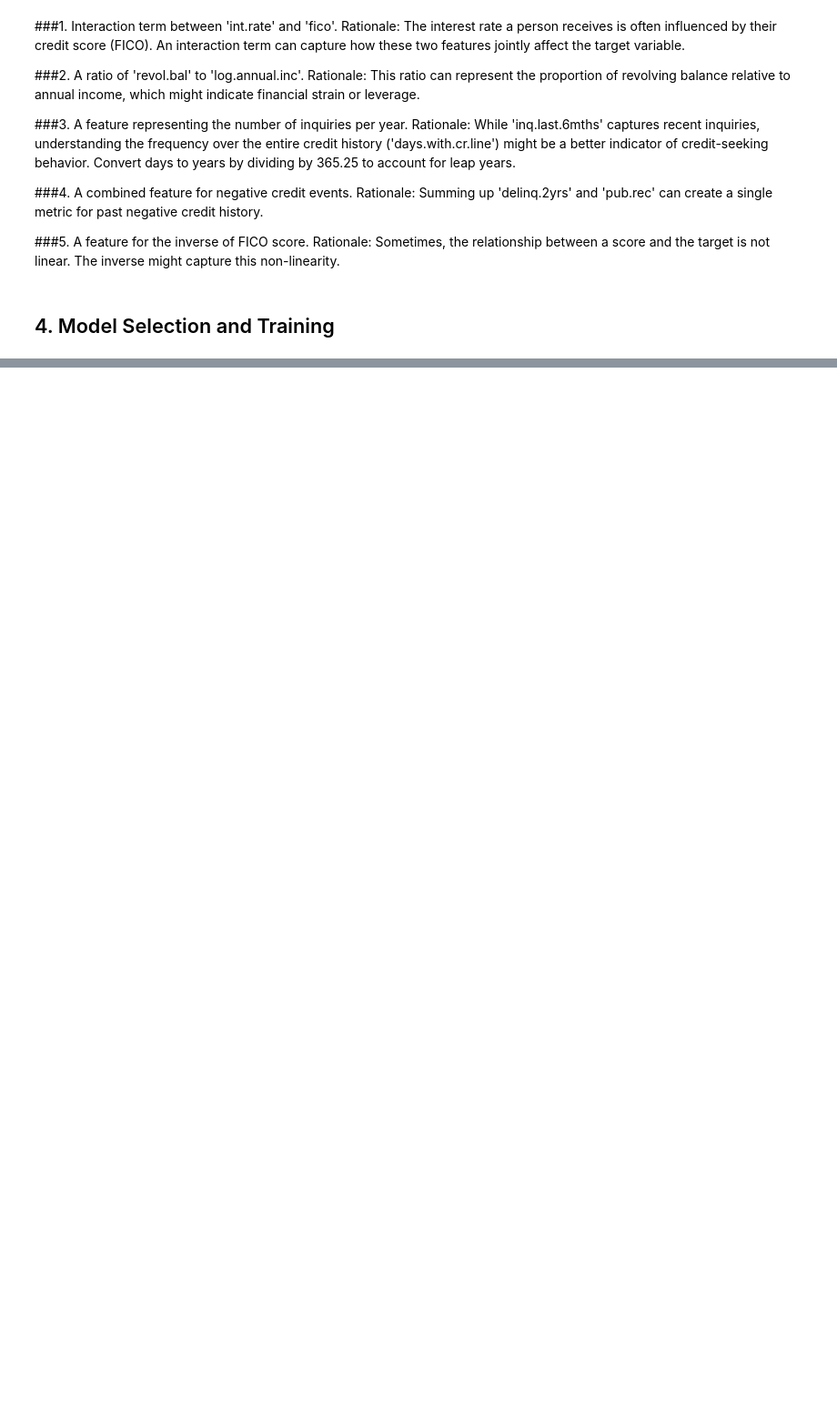
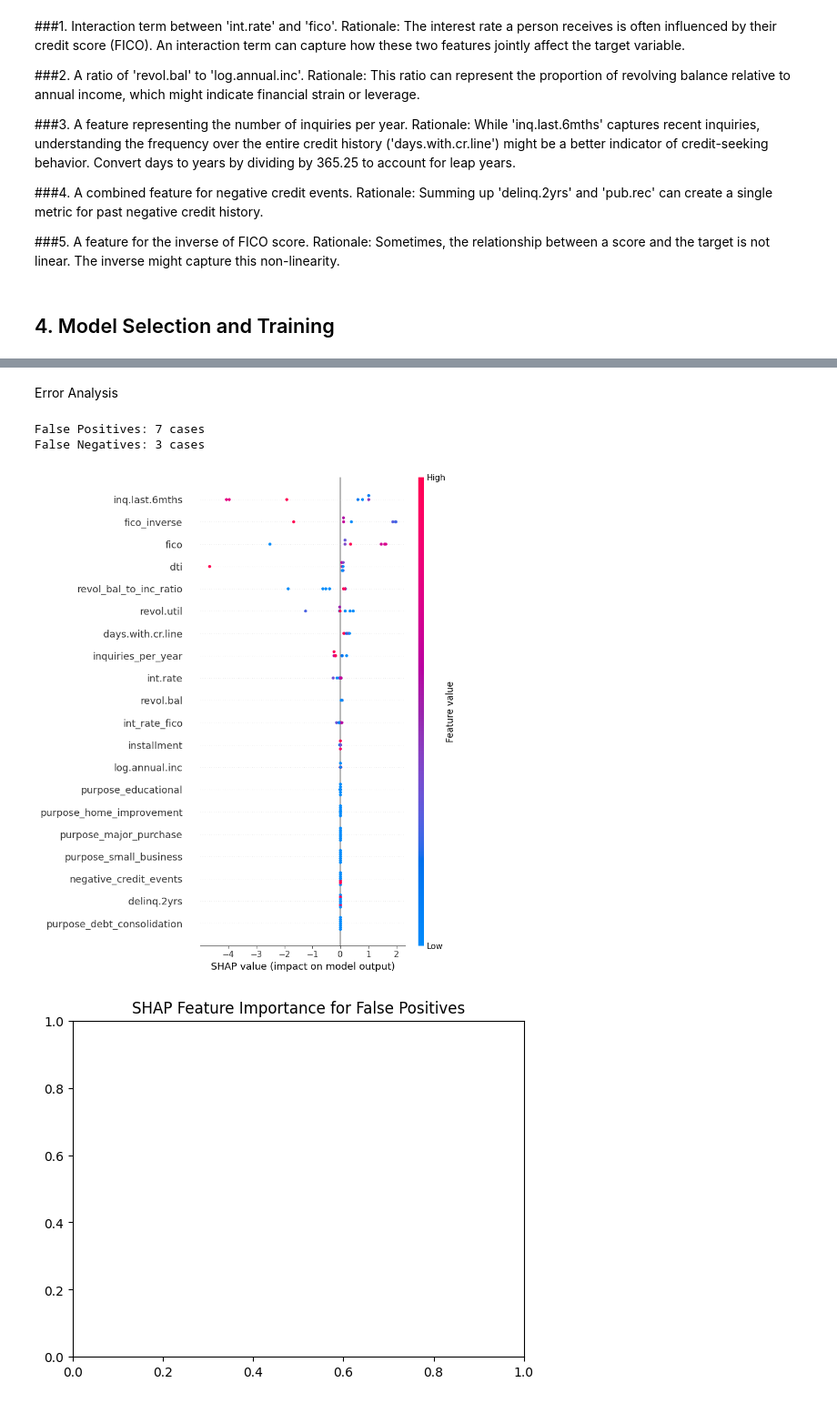
Before and after one commit to Afealete/FOXTROT-2-ASSIGNMENT-2, a Jupyter notebook: FOXTROT_2_ASSIGNMENT_2.ipynb, the cells around one changed output, grey strips where cells are left out. Shown at 91% size. Cells and saved outputs as stored; diff of their text form; code cells hidden in the pictures; blank space fills up the shorter version.

```diff
--- a/FOXTROT_2_ASSIGNMENT_2.ipynb
+++ b/FOXTROT_2_ASSIGNMENT_2.ipynb
@@ -299,0 +302,73 @@ ROC-AUC  : 0.9960985136900229
+# %% [markdown]
+Error Analysis
+# %%
+# Assuming data, X, y are already defined and preprocessed as in the original notebook cells
+
+# Re-split the data just in case it was modified elsewhere
+X = data.drop('credit.policy', axis=1)
+y = data['credit.policy']
+X_train, X_test, y_train, y_test = train_test_split(X, y, test_size=0.3, random_state=42)
+
+# Instantiate a model (e.g., the Gradient Boosting model that caused the error)
+# In a real scenario, you would loop through models as in your previous cell
+model = GradientBoostingClassifier(n_estimators=100, learning_rate=0.1, random_state=42)
+
+# Train the model
+model.fit(X_train, y_train)
+
+def error_analysis(model, X_test, y_test):
+    """Analyze model errors and problematic cases"""
+
+    # Make predictions and get probabilities BEFORE modifying X_test
+    predictions = model.predict(X_test)
+    probabilities = model.predict_proba(X_test)[:, 1]
+
+    # Create a new DataFrame or add columns to a copy of X_test for analysis
+    X_test_analysis = X_test.copy() # Use a copy to avoid modifying the original X_test
+    X_test_analysis['predicted'] = predictions
+    X_test_analysis['probability'] = probabilities
+    X_test_analysis['actual'] = y_test
+
+    # False Positives (Predicted Converters that didn't)
+    fp = X_test_analysis[(X_test_analysis['predicted'] == 1) & (X_test_analysis['actual'] == 0)].copy() # Use .copy() to avoid SettingWithCopyWarning
+    print(f"False Positives: {len(fp)} cases")
+    # False Negatives (Predicted Non-Converters that did)
+    fn = X_test_analysis[(X_test_analysis['predicted'] == 0) & (X_test_analysis['actual'] == 1)].copy() # Use .copy()
+    print(f"False Negatives: {len(fn)} cases")
+
+    # Feature Importance for Error Cases (only if the model supports feature importance or SHAP)
+    # Check if the model is tree-based for SHAP TreeExplainer
+    if isinstance(model, (RandomForestClassifier, GradientBoostingClassifier, DecisionTreeClassifier)):
+        try:
+            explainer = shap.TreeExplainer(model)
+            # SHAP values for False Positives - exclude the added columns for shap analysis
+            shap_values_fp = explainer.shap_values(fp.drop(['predicted', 'probability', 'actual'], axis=1))
+
+            # For binary classification, TreeExplainer returns a list with two arrays.
+            # shap_values[0] for class 0, shap_values[1] for class 1.
+            # We are interested in why predictions were 1 (False Positives), so use shap_values[1]
+            if isinstance(shap_values_fp, list): # shap_values is a list for multi-output models or specific explainers
+                 shap_values_fp = shap_values_fp[1]
+
+            plt.figure(figsize=(10, 8))
+            shap.summary_plot(shap_values_fp, fp.drop(['predicted', 'probability', 'actual'], axis=1))
+            plt.title('SHAP Feature Importance for False Positives')
+            plt.show()
+        except Exception as e:
+            print(f"Could not generate SHAP plot: {e}")
+            print("Ensure the 'shap' library is installed (`!pip install shap`) and the model is compatible with TreeExplainer.")
+
+    else:
+        print("SHAP TreeExplainer is typically used for tree-based models. Skipping SHAP analysis.")
+
+
+    return fp, fn
+
+# Call the error_analysis function with a trained model and the original X_test, y_test
+# You would ideally do this after selecting your best model from the evaluation loop
+fp_cases, fn_cases = error_analysis(model, X_test, y_test)
+# %% [output]
+False Positives: 7 cases
+False Negatives: 3 cases
+[figure, added]
+[figure, added]
```
Also changed, not shown: parts of 6 cells of this notebook.
